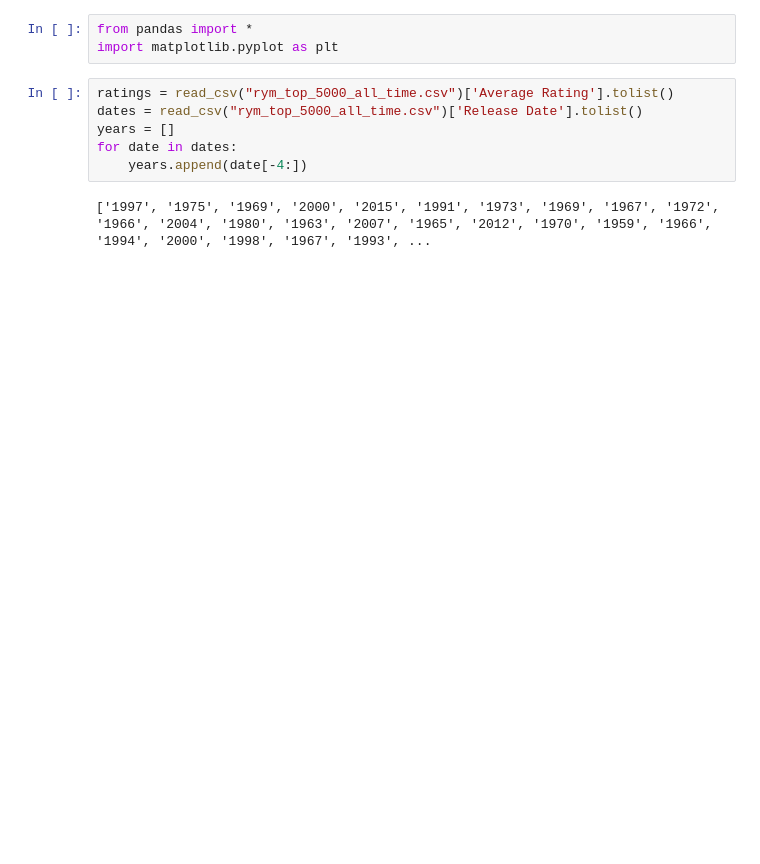
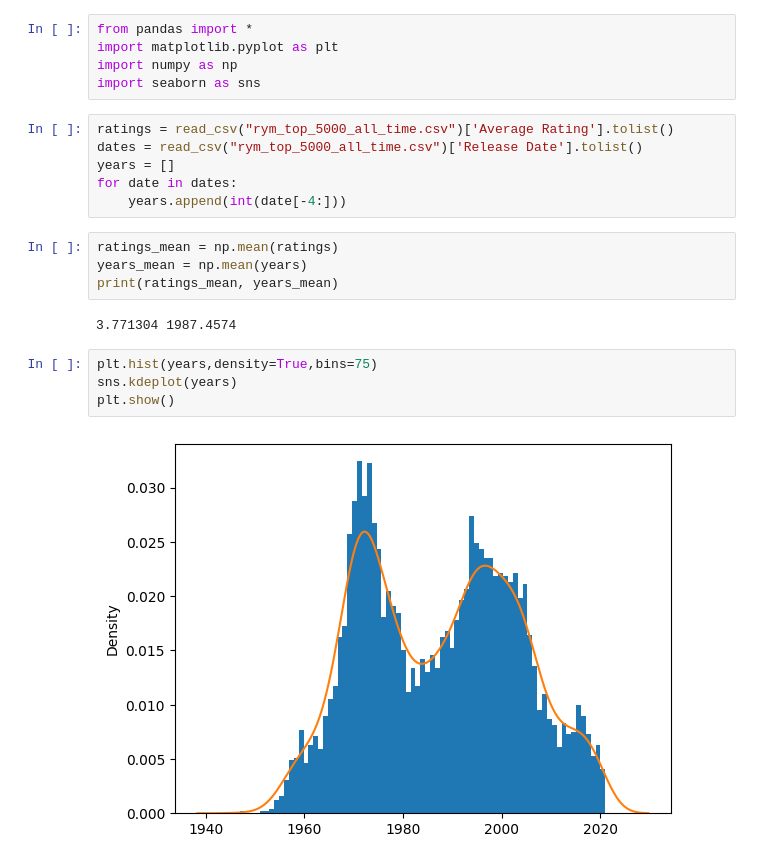
Before and after one commit to rafglo/Statystyka-stosowana, a Jupyter notebook: music_data_analysis.ipynb, the cells around one changed output. Saved outputs shown, nothing was run; the diff lists cells and outputs as text; blank space fills up the shorter version.

```diff
--- a/music_data_analysis.ipynb
+++ b/music_data_analysis.ipynb
@@ -1,11 +1,23 @@
 # %%
 from pandas import *
 import matplotlib.pyplot as plt
+import numpy as np
+import seaborn as sns
 # %%
 ratings = read_csv("rym_top_5000_all_time.csv")['Average Rating'].tolist()
 dates = read_csv("rym_top_5000_all_time.csv")['Release Date'].tolist()
 years = []
 for date in dates:
-    years.append(date[-4:])
+    years.append(int(date[-4:]))
-# %% [output]
-['1997', '1975', '1969', '2000', '2015', '1991', '1973', '1969', '1967', '1972', '1966', '2004', '1980', '1963', '2007', '1965', '2012', '1970', '1959', '1966', '1994', '2000', '1998', '1967', '1993', ...
+# %%
+ratings_mean = np.mean(ratings)
+years_mean = np.mean(years)
+print(ratings_mean, years_mean)
+# %% [output]
+3.771304 1987.4574
+# %%
+plt.hist(years,density=True,bins=75)
+sns.kdeplot(years)
+plt.show()
+# %% [output]
+[figure, added]
```
Also changed, not shown: parts of 7 cells of this notebook.
